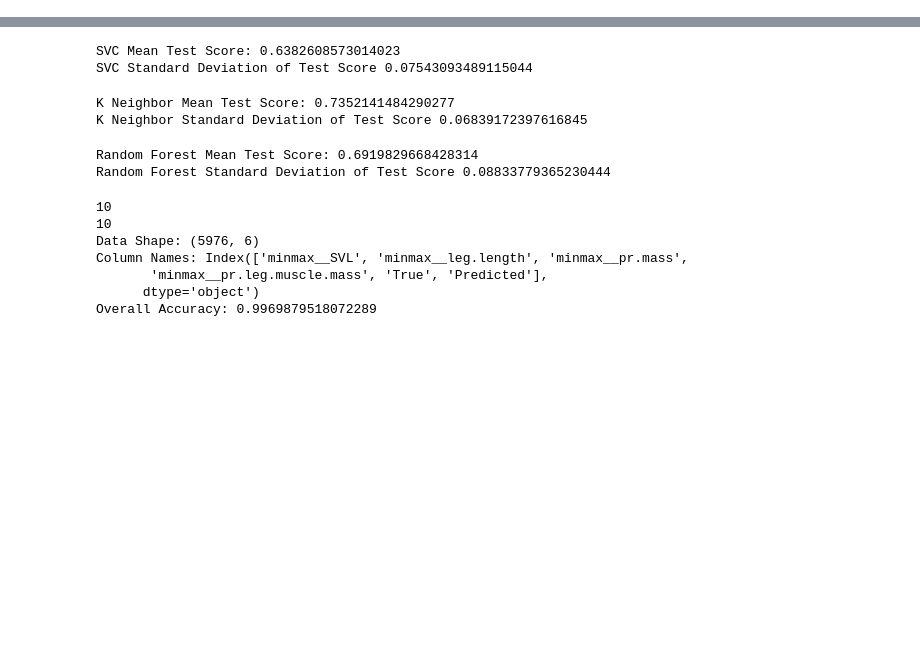
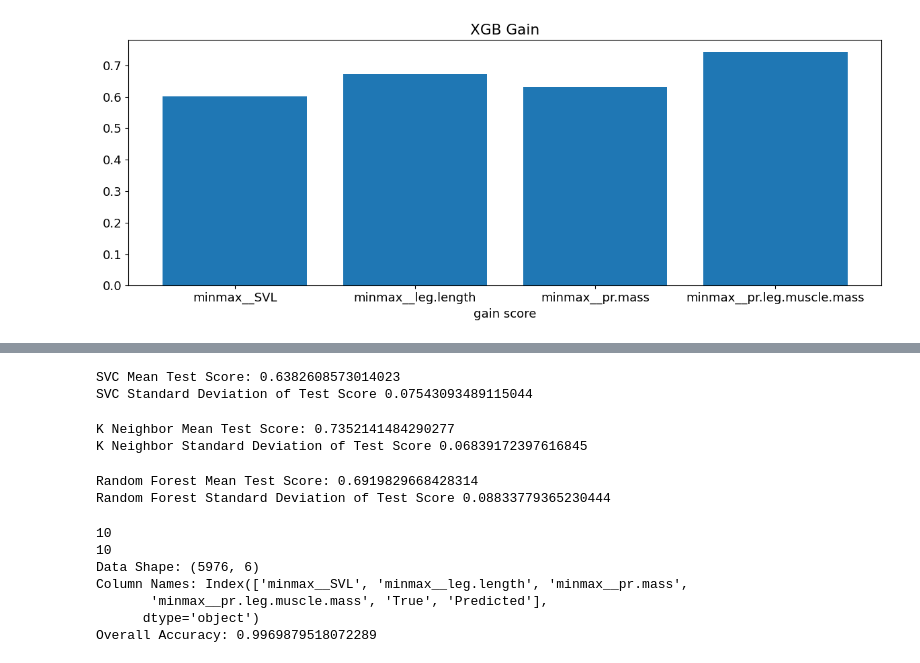
Before and after one commit to nandersonk/Frog-Microhabitat-Classification, a Jupyter notebook: src/DATA1030project.ipynb, the cells around one changed output, grey strips where cells are left out. Saved outputs shown, nothing was run; the diff lists cells and outputs as text; code cells hidden in the pictures; blank space fills up the shorter version.

```diff
--- a/src/DATA1030project.ipynb
+++ b/src/DATA1030project.ipynb
@@ -502,0 +426,11 @@ KeyError: 'True'
+# %%
+gain = verybestmodel.get_booster().get_score(importance_type='gain')
+weight = verybestmodel.get_booster().get_score(importance_type='weight')
+cover = verybestmodel.get_booster().get_score(importance_type='cover')
+total_cover = verybestmodel.get_booster().get_score(importance_type='total_cover')
+total_gain = verybestmodel.get_booster().get_score(importance_type='total_gain')
+print(gain)
+print(weight)
+print(cover)
+print(total_cover)
+print(total_gain)
@@ -502,0 +443,14 @@ KeyError: 'True'
+# %%
+gainkeys = gain.keys()
+gainvalues = gain.values()
+
+plt.figure(figsize=(12,4.8))
+plt.rcParams.update({'font.size': 13})
+plt.bar(gainkeys, gainvalues)
+
+plt.xlabel('gain score')
+plt.title('XGB Gain')
+plt.tight_layout()
+plt.show()
+# %% [output]
+[figure, added]
```
Also changed, not shown: parts of 43 cells of this notebook, 26 other files.
